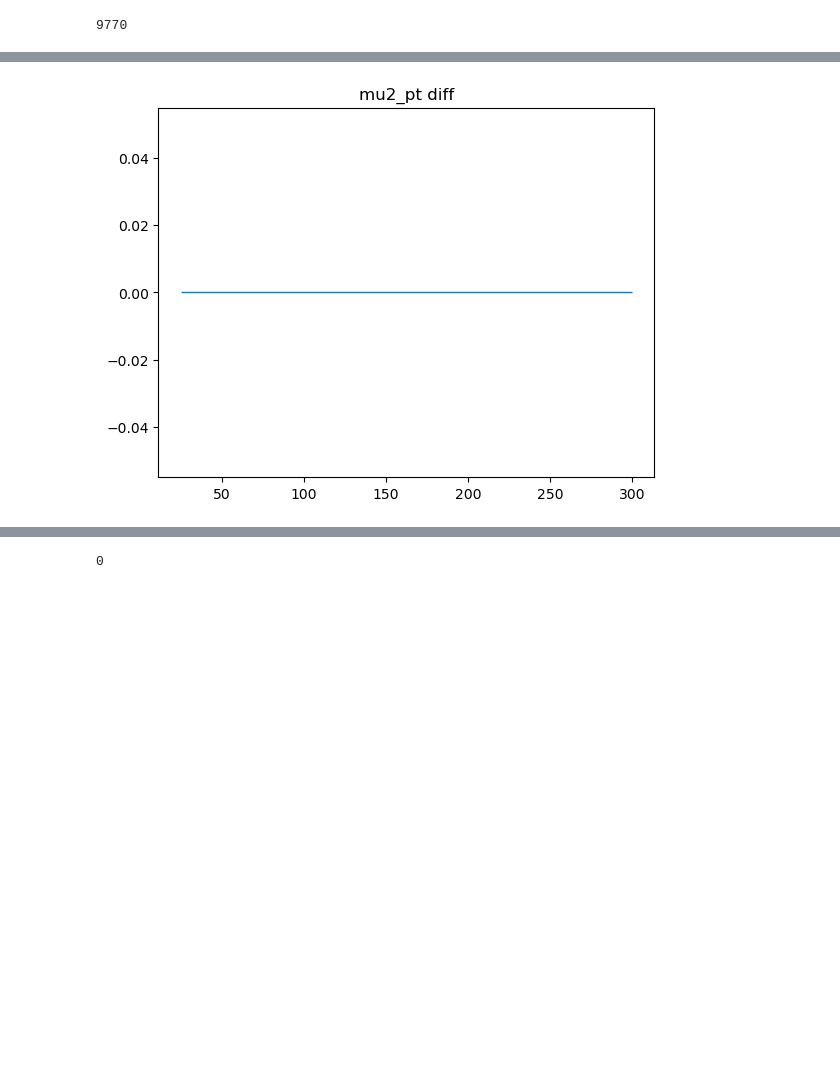
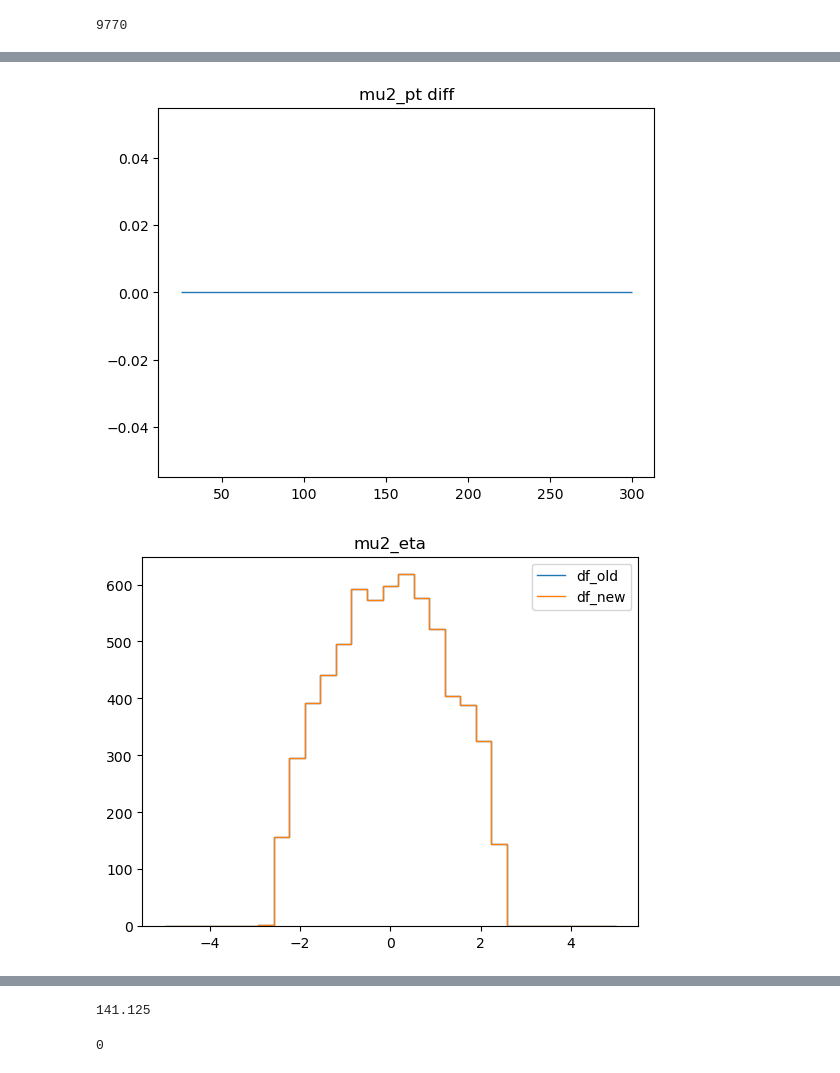
Before and after one commit to ram1123/copperheadV2, a Jupyter notebook: quick_validation_comparison.ipynb, the cells around one changed output, grey strips where cells are left out. Saved outputs shown, nothing was run; the diff lists cells and outputs as text; code cells hidden in the pictures; blank space fills up the shorter version.

```diff
--- a/quick_validation_comparison.ipynb
+++ b/quick_validation_comparison.ipynb
@@ -146,27 +172,38 @@ for var in variables:
 # %%
 """
 For mu2, special condition is needed bc when there's only one muon, mu2==mu1 in copperhead
 """
 # var = "mu1_pt"
 # var = "dimuon_mass"
 # var = "jet1_pt"
 # variables = ["mu1_pt", "mu2_pt", "dimuon_mass"]
-variables = ["mu2_pt"]
+variables = ["mu2_pt","mu2_eta", "mu2_phi",
+             "jet2_mass", "jet2_pt", "jet2_eta", "jet2_phi"
+            ]
 for var in variables:
-    binning = np.linspace(*[25, 300, 50])
+    kin = var.split("_")[-1]
+    # binning = np.linspace(*[25, 300, 50])
+    binning = np.linspace(*binning_map[kin])
     # the way copperheadV1 defines mu2 is the muon with the lowest pt, thus the
     # only way to make copperheadV1 and copperheadV2 same is to ensure nmuons ==2
-    hist_old, edges = np.histogram(df_old[nmuons_old ==2][var].compute(), bins=binning )
-    hist_new, _= np.histogram(df_new[nmuons_new ==2][var].compute(), bins=binning )
+    if 'mu' in var:
+        nvars_new = df_new["nmuons"].compute()
+        nvars_old = df_old["nmuons"].compute()
+    else:
+        nvars_new = df_new["njets"].compute()
+        nvars_old = df_old["njets"].compute()
+    hist_old, edges = np.histogram(df_old[nvars_old ==2][var].compute(), bins=binning )
+    hist_new, _= np.histogram(df_new[nvars_new ==2][var].compute(), bins=binning )
 
     plt.stairs(hist_old, edges, label = "df_old")
     plt.stairs(hist_new, edges, label = "df_new")
     plt.legend(loc="upper right")
     plt.title(var)
     plt.show()
     plt.stairs((hist_new-hist_old), edges)
     plt.title(var+" diff")
     plt.show()
 # %% [output]
 [figure]
 [figure]
+[figure, added]
@@ -173,3 +221,10 @@ for var in variables:
+# %%
+nvars_new = df_new["jet1_mass"].compute()
+nvars_old = df_old["jet1_mass"].compute()
+# nvars_old
+np.max(nvars_new)
+# %% [output]
+141.125
 # %%
 diff = hist_old-hist_new
 len(diff[diff !=0])
```
Also changed, not shown: parts of 3 cells of this notebook, 2 other files.
